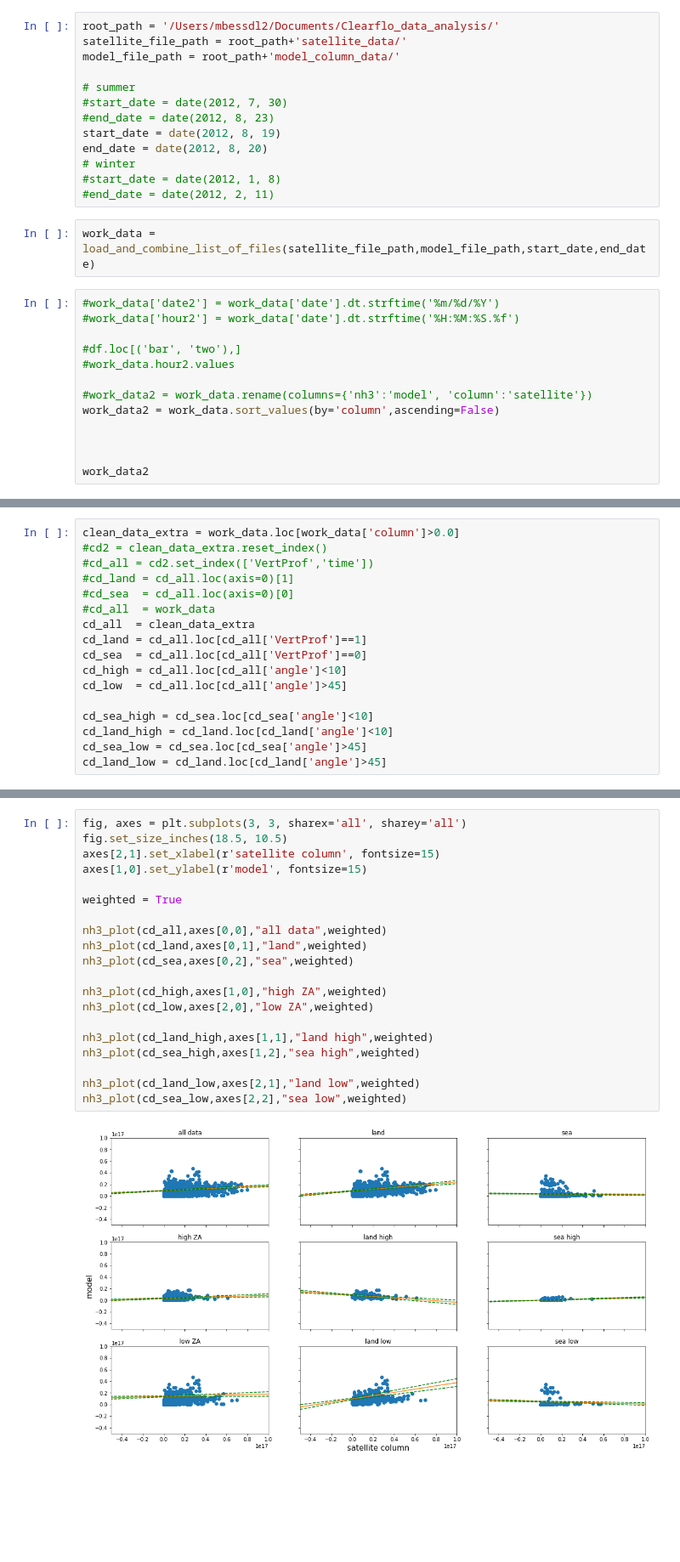
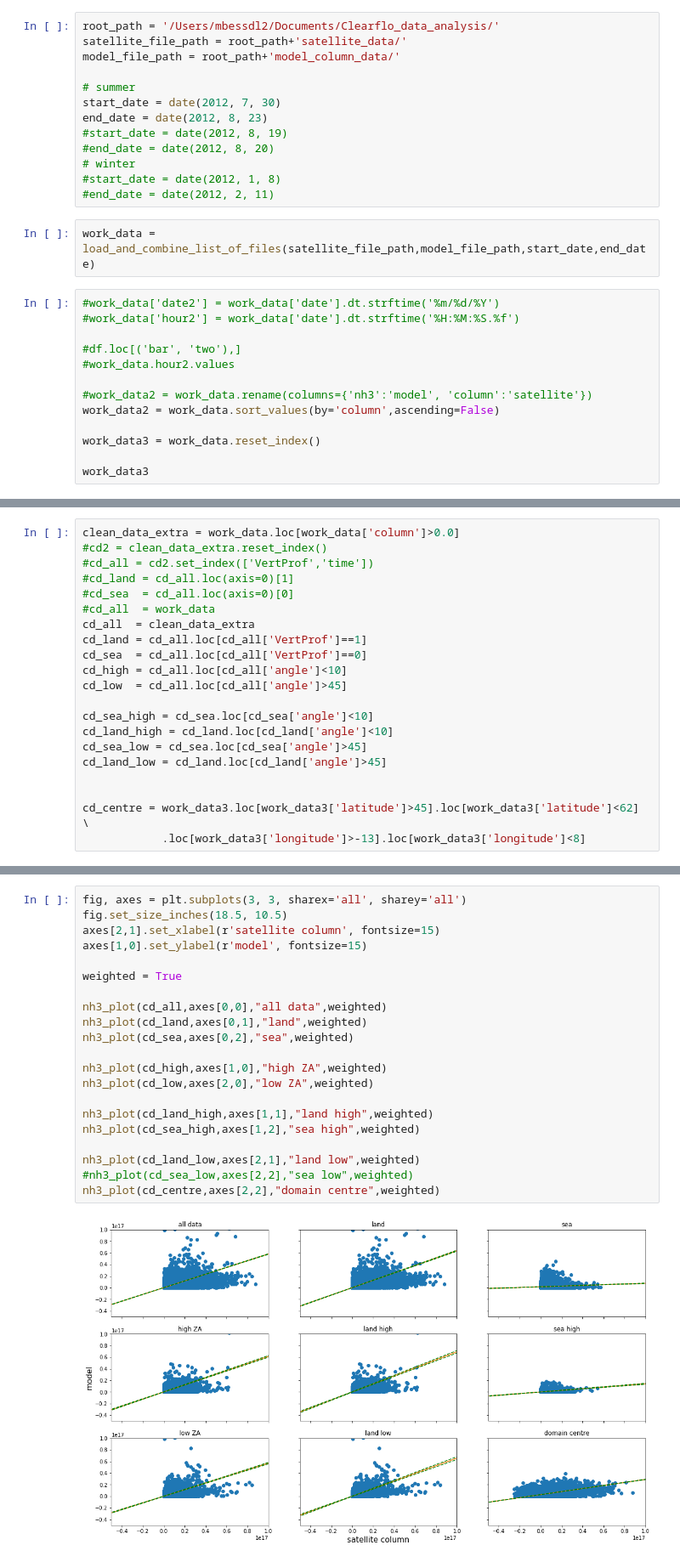
Before and after one commit to douglowe/satellite_data_processing, a Jupyter notebook: bulk_regional_nh3_satellite_model_comparison.ipynb, the cells around one changed output, grey strips where cells are left out. Shown at 85% size. Saved outputs shown, nothing was run; the diff lists cells and outputs as text; blank space fills up the shorter version.

```diff
--- a/bulk_regional_nh3_satellite_model_comparison.ipynb
+++ b/bulk_regional_nh3_satellite_model_comparison.ipynb
@@ -104,10 +104,10 @@ satellite_file_path = root_path+'satellite_data/'
 model_file_path = root_path+'model_column_data/'
 
 # summer
-#start_date = date(2012, 7, 30)
-#end_date = date(2012, 8, 23)
-start_date = date(2012, 8, 19)
-end_date = date(2012, 8, 20)
+start_date = date(2012, 7, 30)
+end_date = date(2012, 8, 23)
+#start_date = date(2012, 8, 19)
+#end_date = date(2012, 8, 20)
 # winter
 #start_date = date(2012, 1, 8)
 #end_date = date(2012, 2, 11)
@@ -123,7 +123,7 @@ work_data = load_and_combine_list_of_files(satellite_file_path,model_file_path,s
 #work_data2 = work_data.rename(columns={'nh3':'model', 'column':'satellite'})
 work_data2 = work_data.sort_values(by='column',ascending=False)
 
+work_data3 = work_data.reset_index()
 
-
-work_data2
+work_data3
 # %% [output]
@@ -188,6 +187,10 @@ cd_sea_high = cd_sea.loc[cd_sea['angle']<10]
 cd_land_high = cd_land.loc[cd_land['angle']<10]
 cd_sea_low = cd_sea.loc[cd_sea['angle']>45]
 cd_land_low = cd_land.loc[cd_land['angle']>45]
+
+
+cd_centre = work_data3.loc[work_data3['latitude']>45].loc[work_data3['latitude']<62] \
+            .loc[work_data3['longitude']>-13].loc[work_data3['longitude']<8]
 # %%
 def stat_report_basic(dataset,dataname):
     slope, intercept, r_value, p_value, std_err = stats.linregress(dataset.column,dataset.nh3)
@@ -343,22 +381,23 @@ nh3_plot(cd_sea_low,axes[2,2],"sea low",weighted)
 # %%
 fig, axes = plt.subplots(3, 3, sharex='all', sharey='all')
 fig.set_size_inches(18.5, 10.5)
 axes[2,1].set_xlabel(r'satellite column', fontsize=15)
 axes[1,0].set_ylabel(r'model', fontsize=15)
 
 weighted = True
 
 nh3_plot(cd_all,axes[0,0],"all data",weighted)
 nh3_plot(cd_land,axes[0,1],"land",weighted)
 nh3_plot(cd_sea,axes[0,2],"sea",weighted)
 
 nh3_plot(cd_high,axes[1,0],"high ZA",weighted)
 nh3_plot(cd_low,axes[2,0],"low ZA",weighted)
 
 nh3_plot(cd_land_high,axes[1,1],"land high",weighted)
 nh3_plot(cd_sea_high,axes[1,2],"sea high",weighted)
 
 nh3_plot(cd_land_low,axes[2,1],"land low",weighted)
-nh3_plot(cd_sea_low,axes[2,2],"sea low",weighted)
+#nh3_plot(cd_sea_low,axes[2,2],"sea low",weighted)
+nh3_plot(cd_centre,axes[2,2],"domain centre",weighted)
 # %% [output]
-[figure, old version]
+[figure, new version]
```
Also changed, not shown: parts of 8 cells of this notebook.
